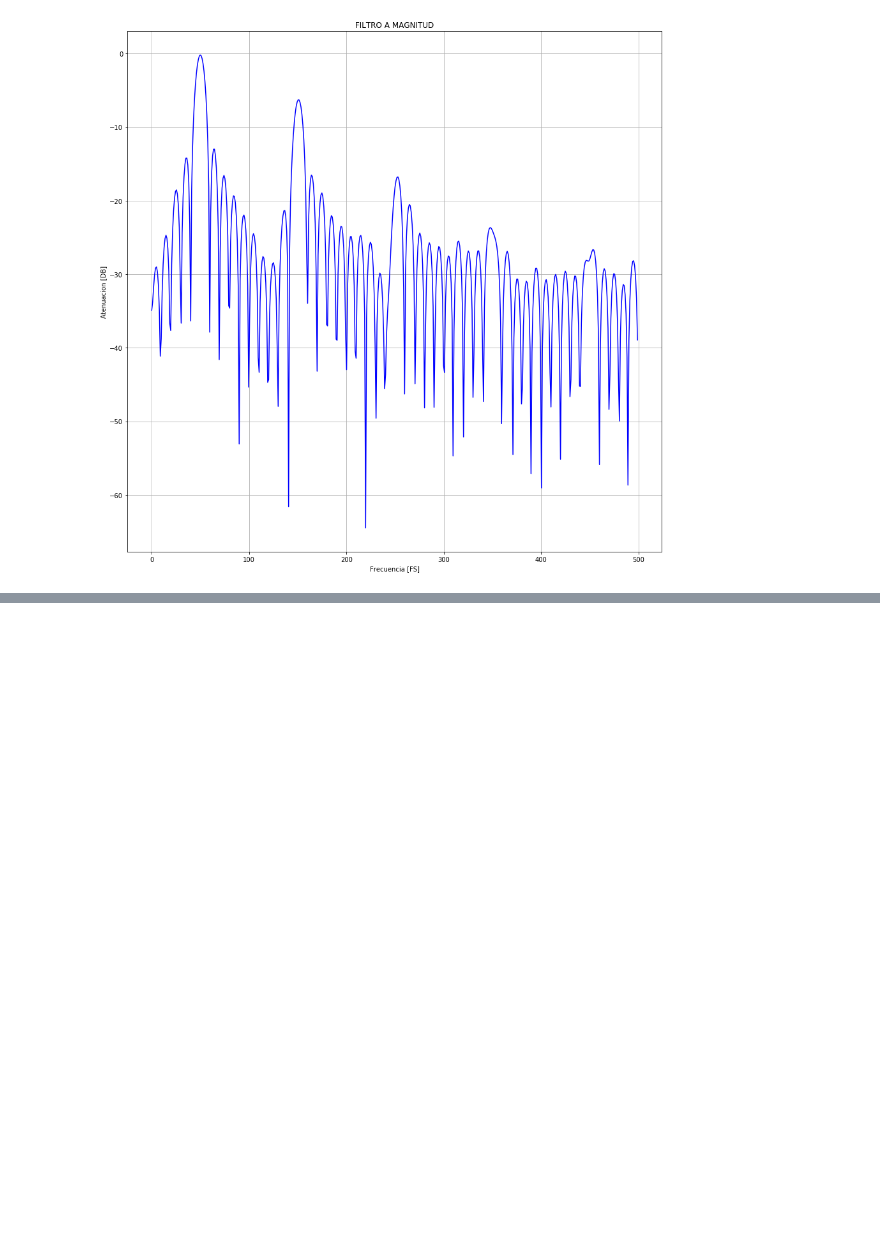
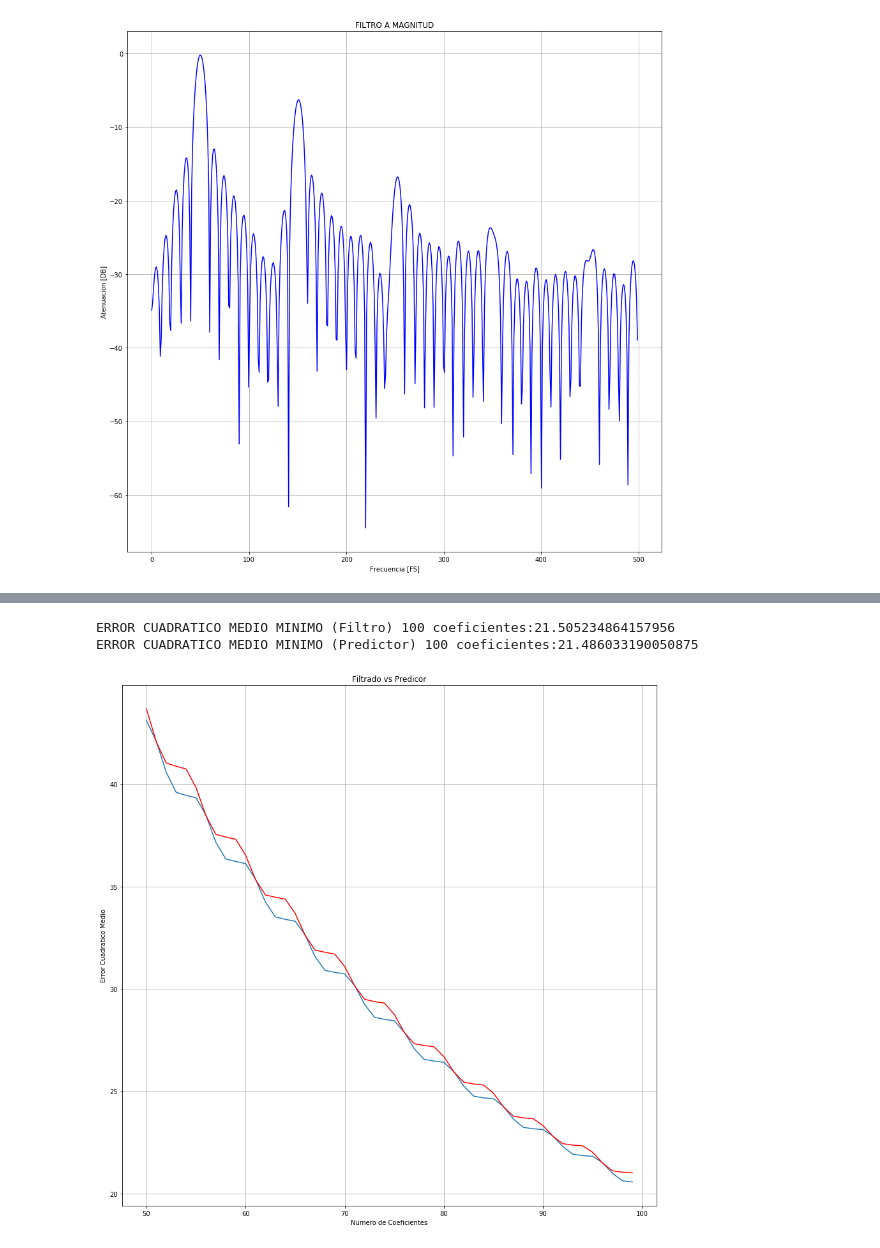
Before and after one commit to gonzalolavigna/ps, a Jupyter notebook: MSE-master/2019/dsp/predictor.ipynb, the cells around one changed output, grey strips where cells are left out. Cells and saved outputs as stored; diff of their text form; code cells hidden in the pictures; blank space fills up the shorter version.

```diff
--- a/MSE-master/2019/dsp/predictor.ipynb
+++ b/MSE-master/2019/dsp/predictor.ipynb
@@ -462,0 +572,15 @@ plt.show()
+# %%
+plt.figure()
+plt.plot(np.arange(50,100),e_min_ARRAY[50:100])
+plt.plot(np.arange(50,100),e_min_ARRAY_predictor[50:100],'r')
+plt.title('Filtrado vs Predicor')
+plt.xlabel('Numero de Coeficientes')
+plt.ylabel('Error Cuadratico Medio')
+plt.grid()
+
+print('ERROR CUADRATICO MEDIO MINIMO (Filtro) 100 coeficientes:{}'.format(e_min_ARRAY[100-4]))
+print('ERROR CUADRATICO MEDIO MINIMO (Predictor) 100 coeficientes:{}'.format(e_min_ARRAY_predictor[100-4]))
+# %% [output]
+ERROR CUADRATICO MEDIO MINIMO (Filtro) 100 coeficientes:21.505234864157956
+ERROR CUADRATICO MEDIO MINIMO (Predictor) 100 coeficientes:21.486033190050875
+[figure, added]
```
Also changed, not shown: parts of 15 cells of this notebook, 1 other file.
